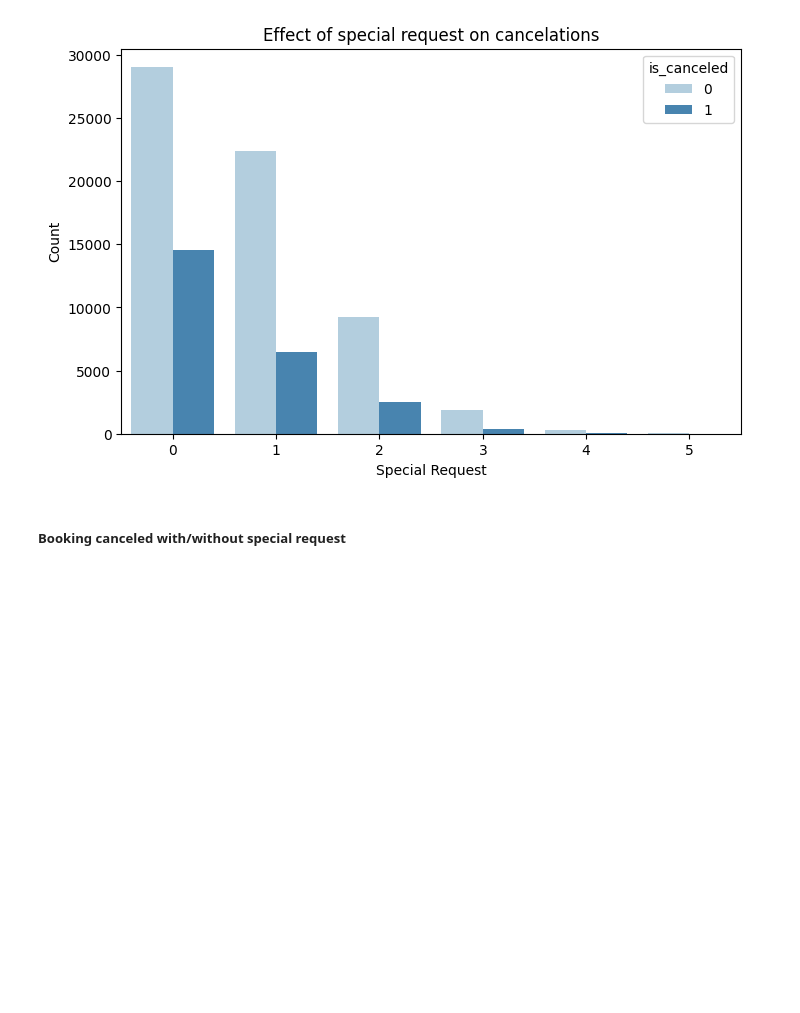
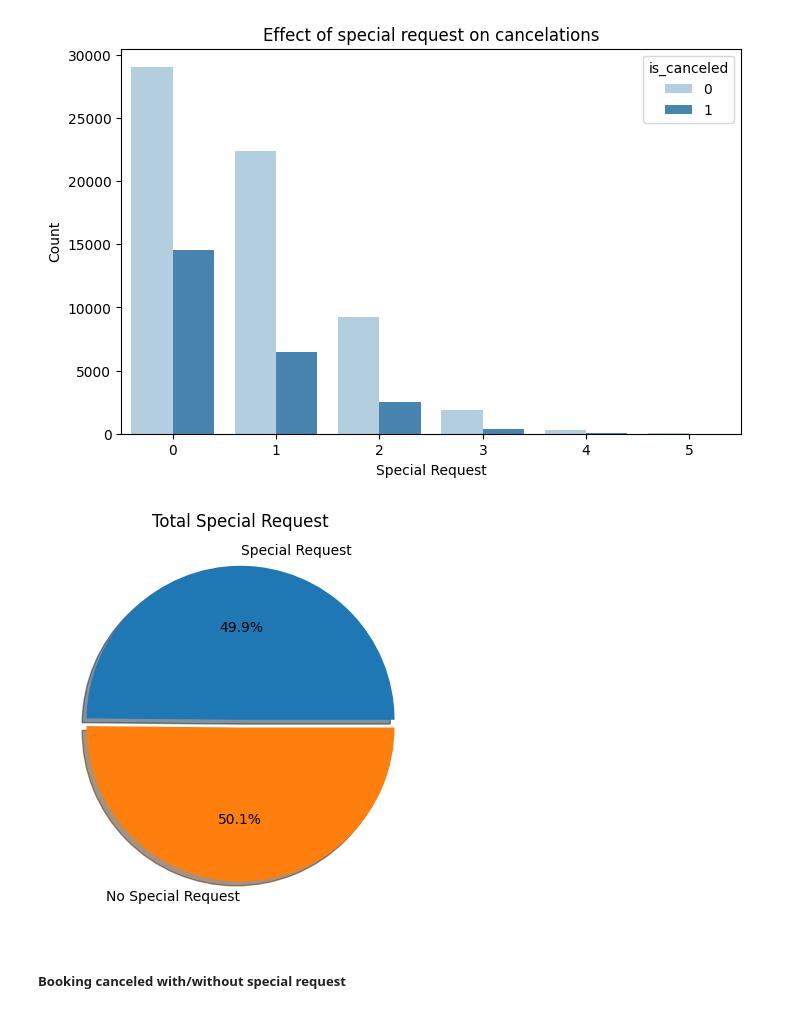
Before and after one commit to kaushdotin/Project_Root, a Jupyter notebook: Notebooks/Booking.com - Hotel Booking Analysis.ipynb, the cells around one changed output. Saved outputs shown, nothing was run; the diff lists cells and outputs as text; code cells hidden in the pictures; blank space fills up the shorter version.

```diff
--- a/Notebooks/Booking.com - Hotel Booking Analysis.ipynb
+++ b/Notebooks/Booking.com - Hotel Booking Analysis.ipynb
@@ -369,6 +420,22 @@ plt.ylabel('Count')
 plt.show()
 # %% [output]
 [figure]
+# %%
+# Calculate the count of special request made by all bookings
+special_request = df.groupby('total_of_special_requests').size()
+total_special_request_count = special_request[1:].sum()
+
+bookings_wihout_special_request = special_request[0]
+
+# Plot the count of special request
+plt.figure(figsize=(8,5))
+labels = ['Special Request', 'No Special Request']
+ex = [0.05, 0.0]
+plt.pie([total_special_request_count,bookings_wihout_special_request], labels=labels, explode=ex, shadow=True, autopct='%0.1f%%')
+plt.title('Total Special Request')
+plt.show()
+# %% [output]
+[figure, added]
 # %% [markdown]
 ##### Booking canceled with/without special request
 # %%
```
Also changed, not shown: parts of 13 cells of this notebook.
